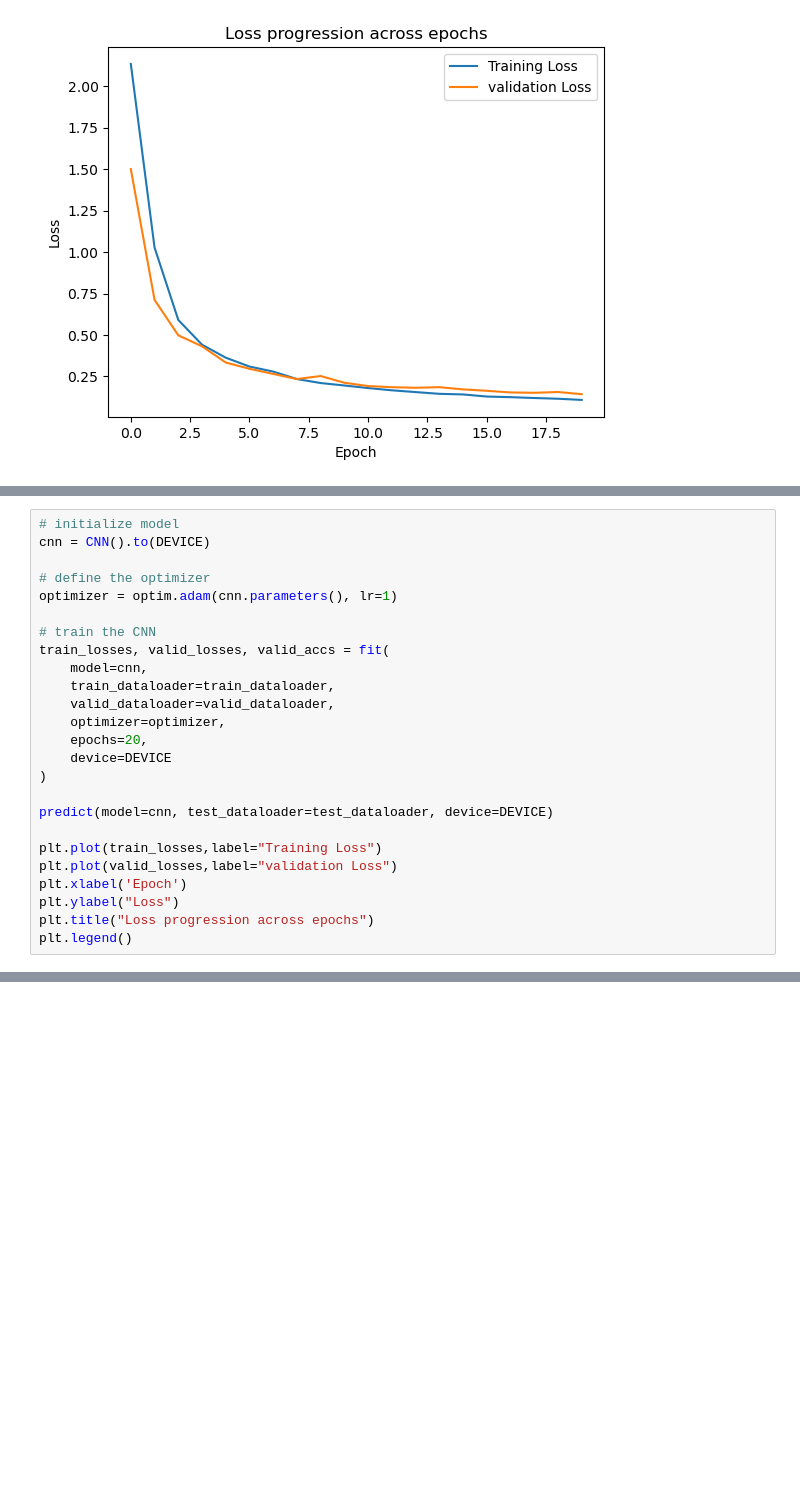
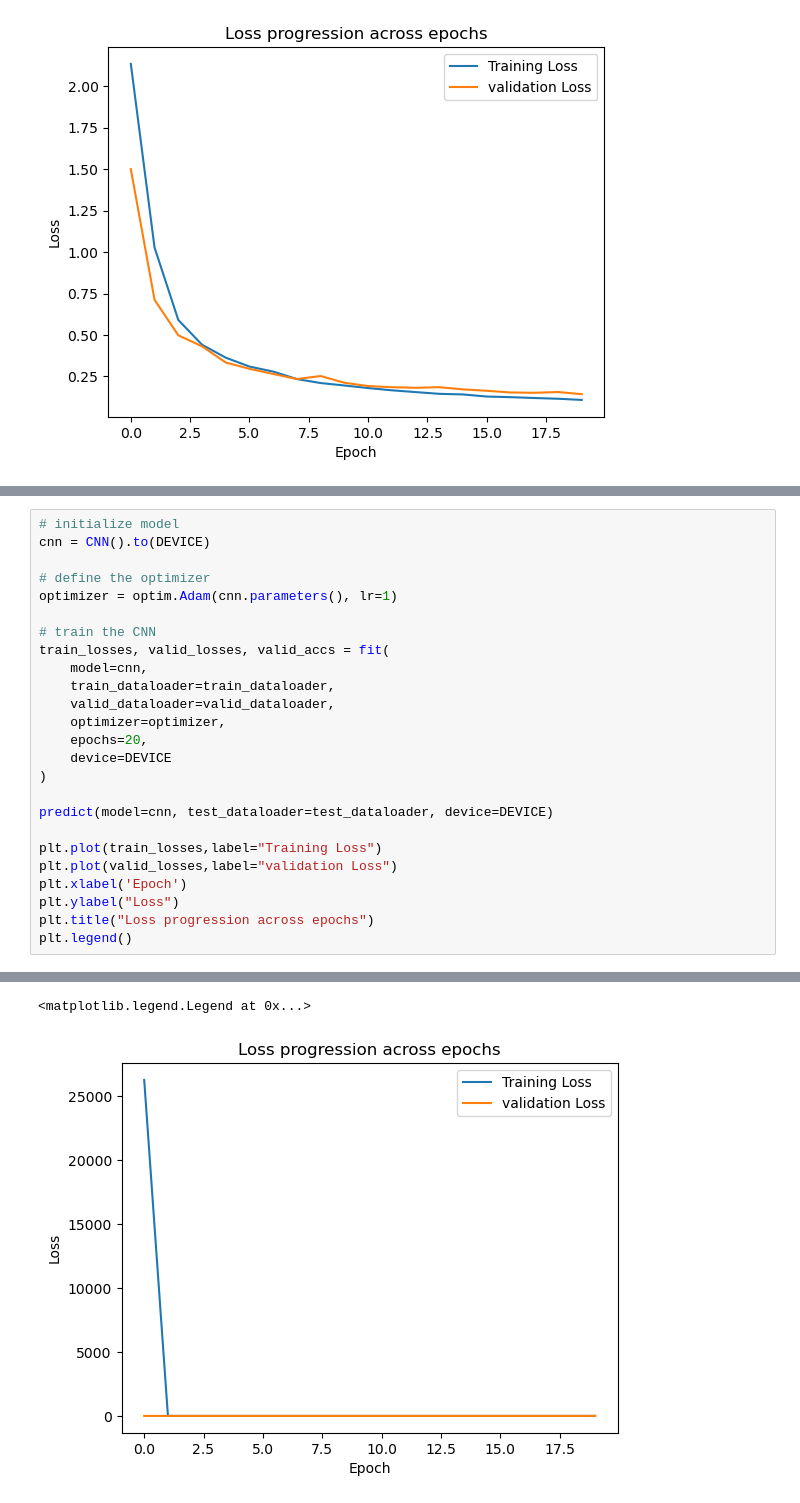
Before and after one commit to yassinuaimee/FundamentalLearningEPFL, a Jupyter notebook: HW/HW3/Yassin_Alnuaimee_326279_HW3.ipynb, the cells around one changed output, grey strips where cells are left out. Drawn from its saved outputs; the diff is of its cells as text; blank space fills up the shorter version.

```diff
--- a/HW/HW3/Yassin_Alnuaimee_326279_HW3.ipynb
+++ b/HW/HW3/Yassin_Alnuaimee_326279_HW3.ipynb
@@ -621,7 +641,7 @@ plt.legend()
 cnn = CNN().to(DEVICE)
 
 # define the optimizer
-optimizer = optim.adam(cnn.parameters(), lr=1)
+optimizer = optim.Adam(cnn.parameters(), lr=1)
 
 # train the CNN
 train_losses, valid_losses, valid_accs = fit(
@@ -641,3 +661,4 @@ plt.xlabel('Epoch')
 plt.ylabel("Loss")
 plt.title("Loss progression across epochs")
 plt.legend()
+# %% [output]
@@ -643,0 +682,2 @@ plt.legend()
+<matplotlib.legend.Legend at 0x...>
+[figure, added]
```
Also changed, not shown: parts of 3 cells of this notebook.
